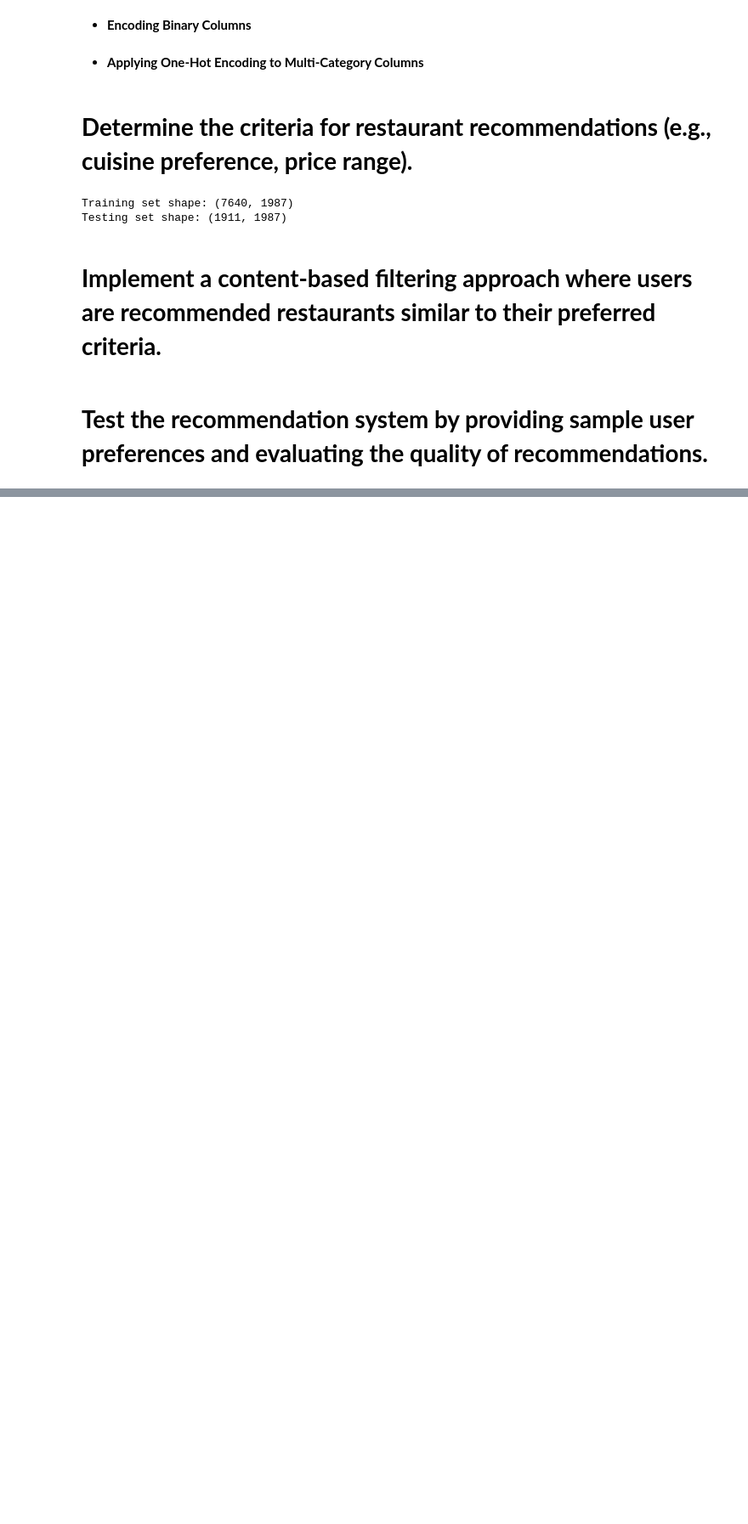
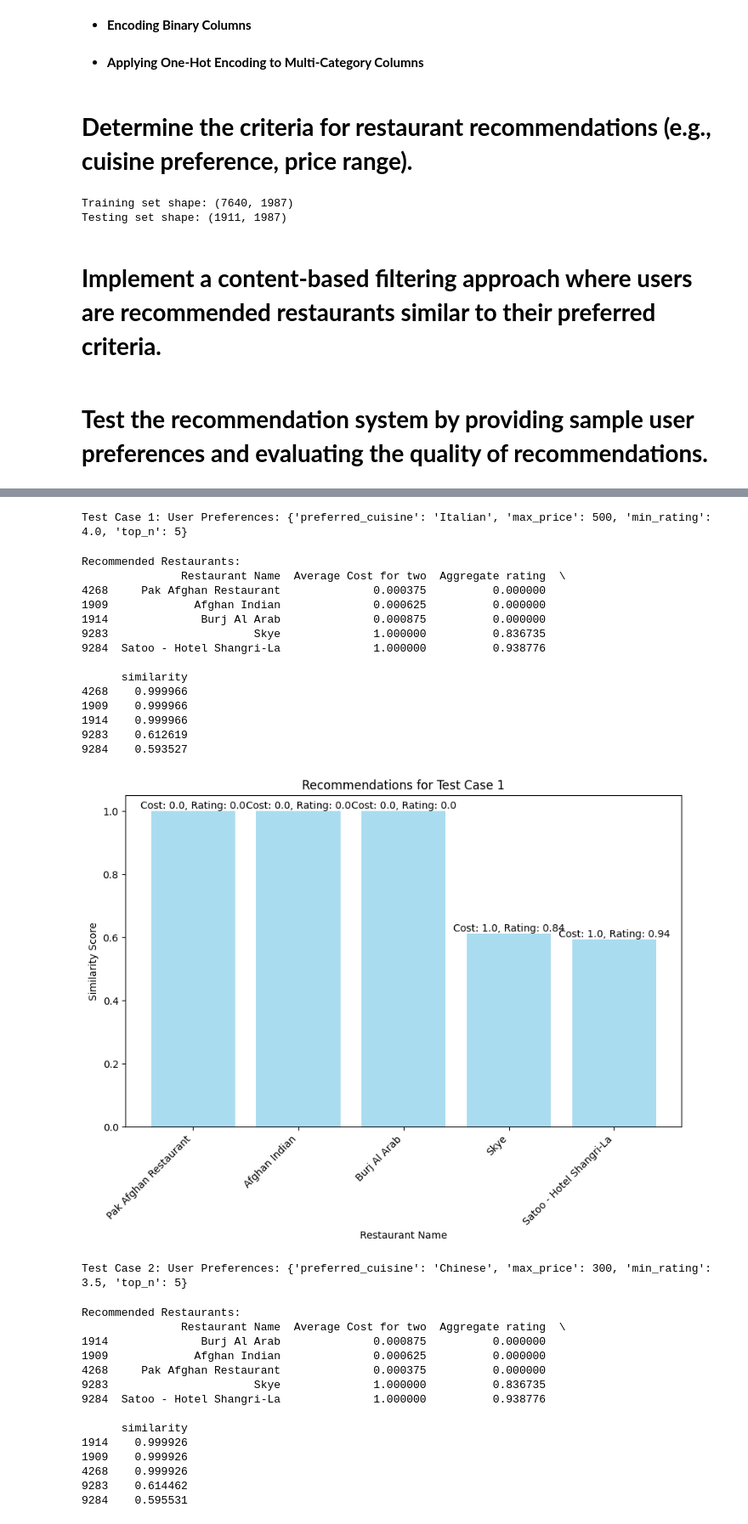
Before and after one commit to Nsi20/Restaurant-Recommendation, a Jupyter notebook: Task_2.ipynb, the cells around one changed output, grey strips where cells are left out. Shown at 85% size. Drawn from its saved outputs; the diff is of its cells as text; code cells hidden in the pictures; blank space fills up the shorter version.

```diff
--- a/Task_2.ipynb
+++ b/Task_2.ipynb
@@ -320,3 +320,83 @@ Recommended Restaurants:
 1914    0.999978
 9283    0.611827
 9284    0.592665
+# %%
+import matplotlib.pyplot as plt
+
+def plot_recommendations(recommendations, test_case_num):
+    plt.figure(figsize=(10, 6))
+    bars = plt.bar(
+        recommendations['Restaurant Name'],
+        recommendations['similarity'],
+        color='skyblue',
+        alpha=0.7
+    )
+
+    # Displaying Average Cost and Aggregate Rating as labels on the bars
+    for bar, cost, rating in zip(bars, recommendations['Average Cost for two'], recommendations['Aggregate rating']):
+        yval = bar.get_height()
+        plt.text(
+            bar.get_x() + bar.get_width() / 2,
+            yval,
+            f'Cost: {round(cost, 2)}, Rating: {round(rating, 2)}',
+            ha='center',
+            va='bottom',
+            fontsize=10,
+            color='black'
+        )
+
+    plt.title(f"Recommendations for Test Case {test_case_num}")
+    plt.xlabel("Restaurant Name")
+    plt.ylabel("Similarity Score")
+    plt.xticks(rotation=45, ha='right')
+    plt.show()
+
+# Runing test cases and plot results
+for idx, prefs in enumerate(sample_preferences):
+    print(f"\nTest Case {idx + 1}: User Preferences: {prefs}")
+
+    recommendations = content_based_recommendation(
+        df,
+        preferred_cuisine=prefs["preferred_cuisine"],
+        max_price=prefs["max_price"],
+        min_rating=prefs["min_rating"],
+        top_n=prefs["top_n"]
+    )
+
+    print("Recommended Restaurants:")
+    print(recommendations[['Restaurant Name', 'Average Cost for two', 'Aggregate rating', 'similarity']])
+
+    # Ploting recommendations for this test case
+    plot_recommendations(recommendations, idx + 1)
+# %% [output]
+Test Case 1: User Preferences: {'preferred_cuisine': 'Italian', 'max_price': 500, 'min_rating': 4.0, 'top_n': 5}
+Recommended Restaurants:
+               Restaurant Name  Average Cost for two  Aggregate rating  \
+4268     Pak Afghan Restaurant              0.000375          0.000000
+1909             Afghan Indian              0.000625          0.000000
+1914              Burj Al Arab              0.000875          0.000000
+9283                      Skye              1.000000          0.836735
+9284  Satoo - Hotel Shangri-La              1.000000          0.938776
+
+      similarity
+4268    0.999966
+1909    0.999966
+1914    0.999966
+9283    0.612619
+9284    0.593527
+[figure, added]
+Test Case 2: User Preferences: {'preferred_cuisine': 'Chinese', 'max_price': 300, 'min_rating': 3.5, 'top_n': 5}
+Recommended Restaurants:
+               Restaurant Name  Average Cost for two  Aggregate rating  \
+1914              Burj Al Arab              0.000875          0.000000
+1909             Afghan Indian              0.000625          0.000000
+4268     Pak Afghan Restaurant              0.000375          0.000000
+9283                      Skye              1.000000          0.836735
+9284  Satoo - Hotel Shangri-La              1.000000          0.938776
+
+      similarity
+1914    0.999926
+1909    0.999926
+4268    0.999926
+9283    0.614462
+9284    0.595531
```
Also changed, not shown: parts of 3 cells of this notebook.
